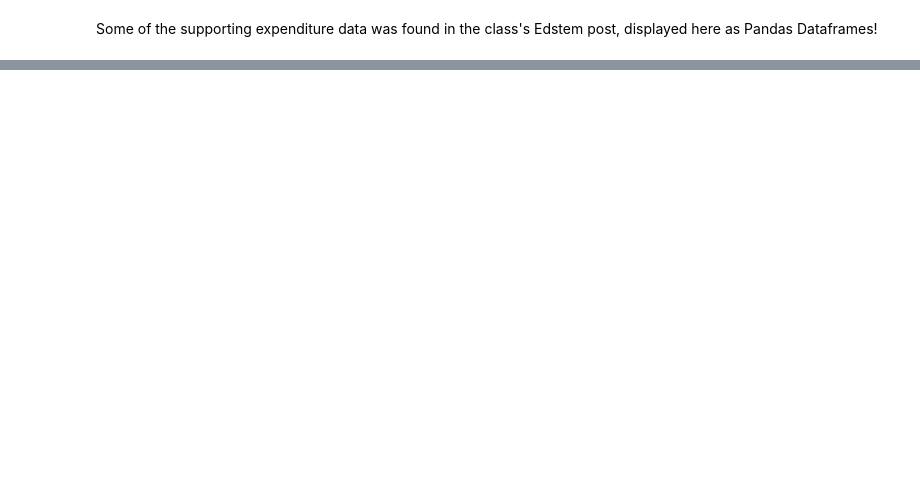
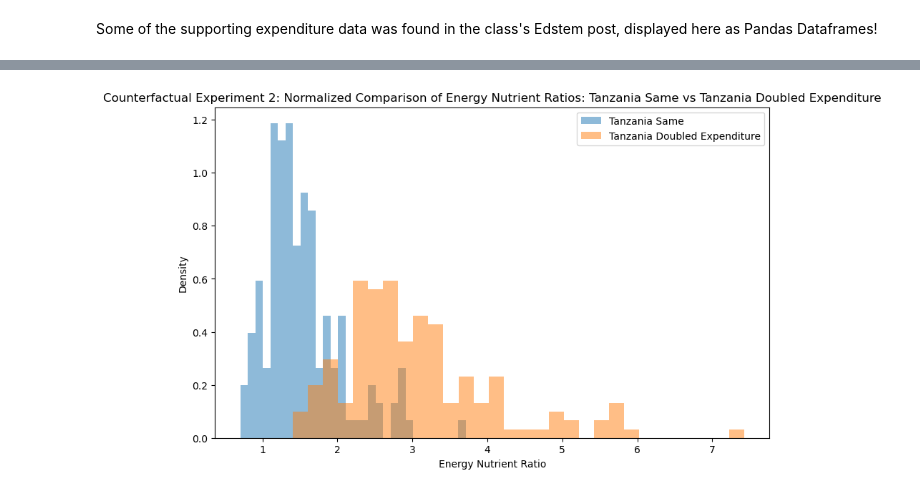
Before and after one commit to vishalival/eep153-stanley-jevons, a Jupyter notebook: deliverables_code_final.ipynb, the cells around one changed output, grey strips where cells are left out. Drawn from its saved outputs; the diff is of its cells as text; code cells hidden in the pictures; blank space fills up the shorter version.

```diff
--- a/deliverables_code_final.ipynb
+++ b/deliverables_code_final.ipynb
@@ -914,0 +508,9 @@ Sharma, Sangita & Cao, Xia & Roache, Cindy & Buchan, Annie & Reid, Rhonda & Gitt
+# %%
+x_tanzania_doubled = x_tanzania * 2
+
+# Running the CFE regression with the doubled expenditures
+result_tanzania_doubled = cfe.Regression(y=np.log(x_tanzania_doubled.stack()), d=z_tanzania)
+
+# Displaying the sorted beta values with doubled expenditures
+print("For Tanzania with doubled food expenditures:")
+result_tanzania_doubled.get_beta().sort_values(ascending=False)
@@ -914,0 +536,38 @@ Sharma, Sangita & Cao, Xia & Roache, Cindy & Buchan, Annie & Reid, Rhonda & Gitt
+# %%
+xhat = result_tanzania_doubled.predicted_expenditures()
+
+qhat = (xhat.unstack('j')/p_tanzania).dropna(how='all')
+
+qhat = qhat.loc[:,qhat.count()>0]
+
+use = fct_tanzania.index.intersection(qhat.columns)
+
+nutrients = qhat[use]@fct_tanzania.loc[use,:]
+nutrients.mean()
+
+z = z_tanzania[rdi_tanzania.columns.tolist()]
+
+hh_rdi = z@rdi_tanzania.T
+
+hh_rwi = hh_rdi*7
+
+use_nutrients = nutrients.columns.intersection(hh_rwi.columns)
+
+nutrient_ratio_tanzania_doubled = (nutrients[use_nutrients]/hh_rwi[use_nutrients]).dropna()
+
+plt.figure(figsize=(10, 6))
+
+# Plotting the normalized histogram for Uganda's energy nutrient ratio
+plt.hist(nutrient_ratio_tanzania['Energy'], bins=30, alpha=0.5, label='Tanzania Same', density=True)
+
+# Plotting the normalized histogram for Tanzania's energy nutrient ratio
+plt.hist(nutrient_ratio_tanzania_doubled['Energy'], bins=30, alpha=0.5, label='Tanzania Doubled Expenditure', density=True)
+
+plt.title('Counterfactual Experiment 2: Normalized Comparison of Energy Nutrient Ratios: Tanzania Same vs Tanzania Doubled Expenditure')
+plt.xlabel('Energy Nutrient Ratio')
+plt.ylabel('Density')  # Adjusting label to 'Density' for clarity
+plt.legend(loc='upper right')
+
+plt.show()
+# %% [output]
+[figure, added]
```
Also changed, not shown: parts of 88 cells of this notebook, 10 other files.
